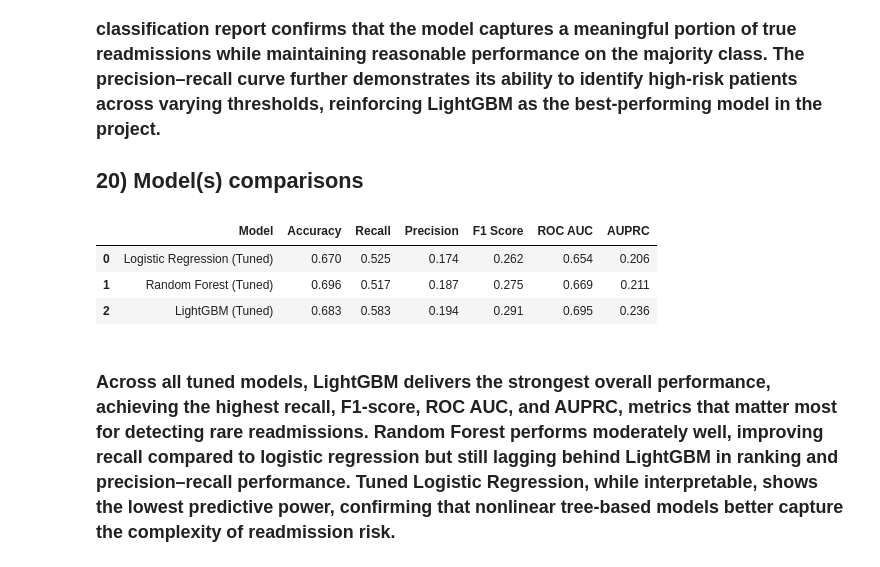
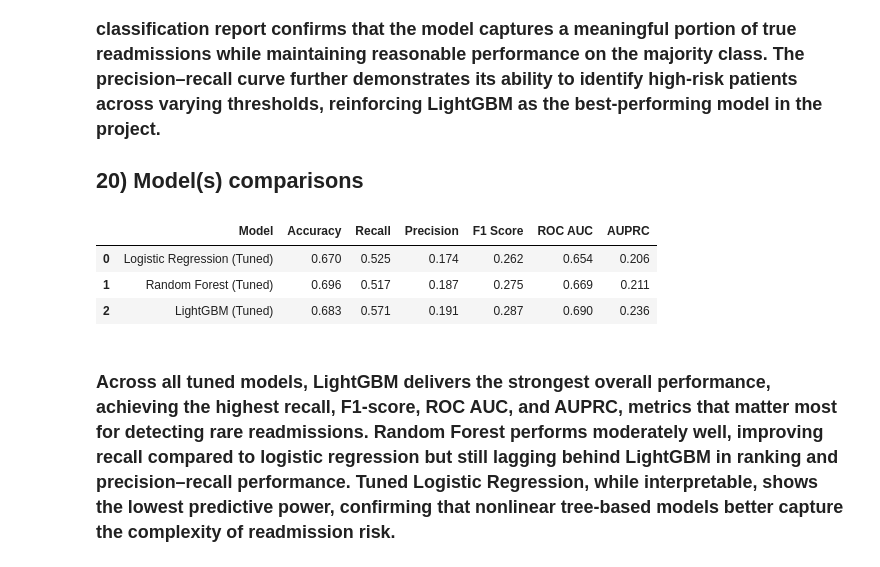
Before and after one commit to jxyerr09/UWEC_DS785_CAPSTONE, a Jupyter notebook: Jayanth_Capstone_Code_Working.ipynb, the cells around one changed output. Cells and saved outputs as stored; diff of their text form; code cells hidden in the pictures.

```diff
--- a/Jayanth_Capstone_Code_Working.ipynb
+++ b/Jayanth_Capstone_Code_Working.ipynb
@@ -1917,28 +1917,24 @@ weighted avg       0.85      0.68      0.74     10177
 # %%
 import pandas as pd
 import matplotlib.pyplot as plt
 
-# -----------------------------------
-# Replace these values with your final tuned results
-# -----------------------------------
-
 metrics_data = {
     "Model": ["Logistic Regression (Tuned)", "Random Forest (Tuned)", "LightGBM (Tuned)"],
     "Accuracy":  [0.670, 0.696, 0.683],
-    "Recall":    [0.525, 0.517, 0.583],
-    "Precision": [0.174, 0.187, 0.194],
-    "F1 Score":  [0.262, 0.275, 0.291],
-    "ROC AUC":   [0.654, 0.669, 0.695],
+    "Recall":    [0.525, 0.517, 0.571],
+    "Precision": [0.174, 0.187, 0.191],
+    "F1 Score":  [0.262, 0.275, 0.287],
+    "ROC AUC":   [0.654, 0.669, 0.690],
     "AUPRC":     [0.206, 0.211, 0.236]
 }
 
 df_compare = pd.DataFrame(metrics_data)
 df_compare
 # %% [output]
 |  | Model | Accuracy | Recall | Precision | F1 Score | ROC AUC | AUPRC |
 | 0 | Logistic Regression (Tuned) | 0.670 | 0.525 | 0.174 | 0.262 | 0.654 | 0.206 |
 | 1 | Random Forest (Tuned) | 0.696 | 0.517 | 0.187 | 0.275 | 0.669 | 0.211 |
-| 2 | LightGBM (Tuned) | 0.683 | 0.583 | 0.194 | 0.291 | 0.695 | 0.236 |
+| 2 | LightGBM (Tuned) | 0.683 | 0.571 | 0.191 | 0.287 | 0.690 | 0.236 |
 # %% [markdown]
 ### Across all tuned models, LightGBM delivers the strongest overall performance, achieving the highest recall, F1-score, ROC AUC, and AUPRC, metrics that matter most for detecting rare readmissions. Random Forest performs moderately well, improving recall compared to logistic regression but still lagging behind LightGBM in ranking and precision–recall performance. Tuned Logistic Regression, while interpretable, shows the lowest predictive power, confirming that nonlinear tree-based models better capture the complexity of readmission risk.
 # %%
```
